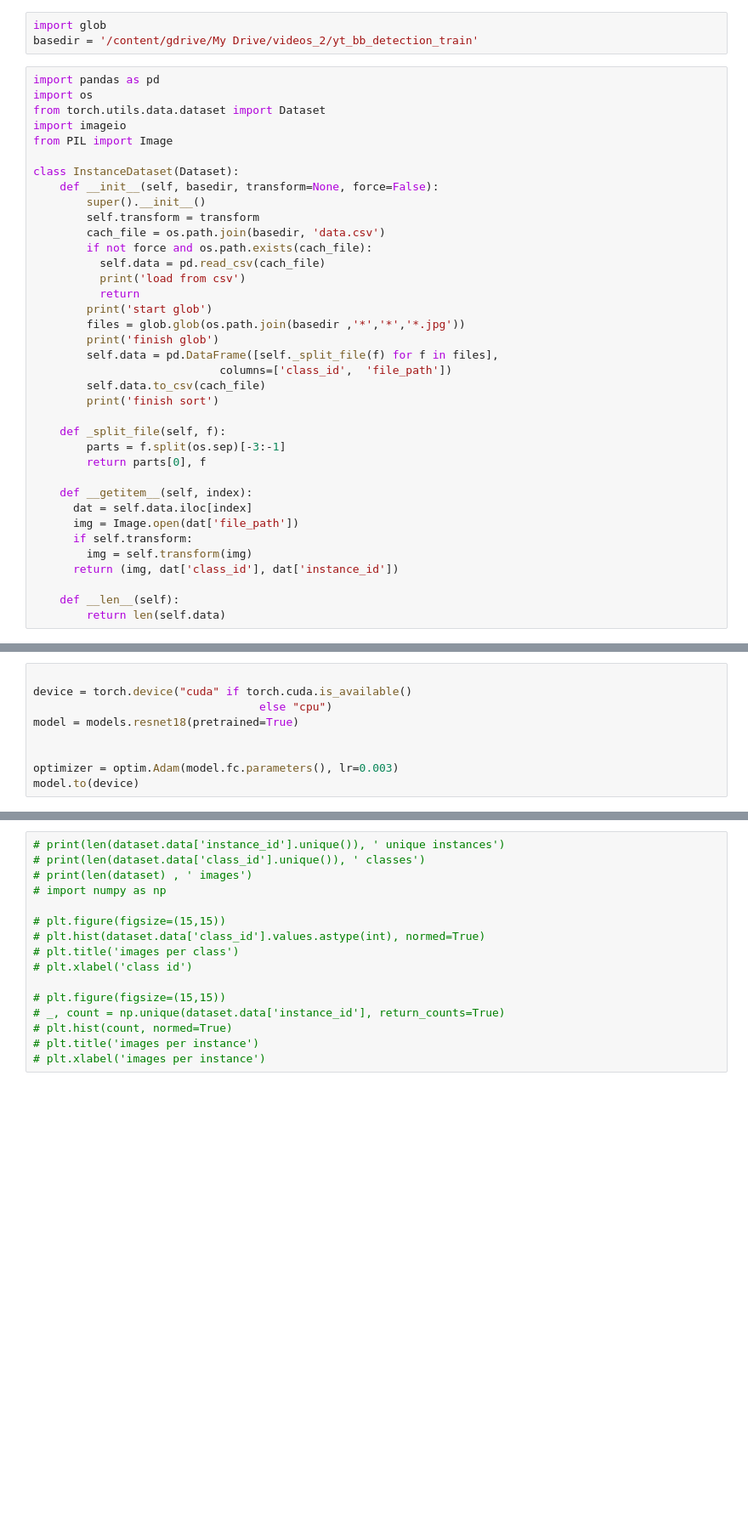
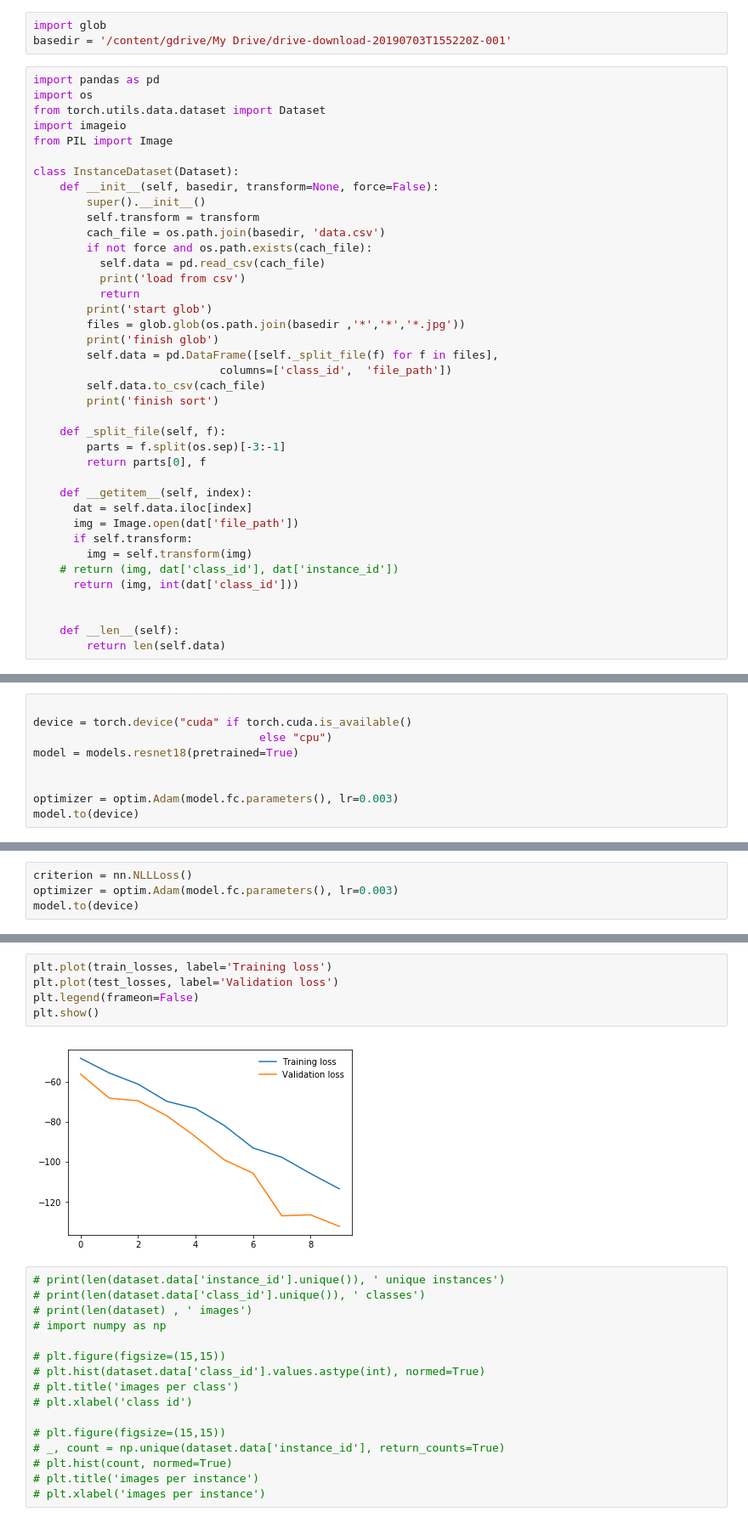
Before and after one commit to wajnryt/JerusMLDeepLearning2019, a Jupyter notebook: Resnet18IntstanceClassifier.ipynb, the cells around one changed output, grey strips where cells are left out. Shown at 85% size. Saved outputs shown, nothing was run; the diff lists cells and outputs as text; blank space fills up the shorter version.

```diff
--- a/Resnet18IntstanceClassifier.ipynb
+++ b/Resnet18IntstanceClassifier.ipynb
@@ -28,7 +28,7 @@ Enter your authorization code:
 Mounted at /content/gdrive
 # %%
 import glob
-basedir = '/content/gdrive/My Drive/videos_2/yt_bb_detection_train'
+basedir = '/content/gdrive/My Drive/drive-download-20190703T155220Z-001'
 # %%
 import pandas as pd
 import os
@@ -62,7 +62,9 @@ class InstanceDataset(Dataset):
       img = Image.open(dat['file_path'])
       if self.transform:
         img = self.transform(img)
-      return (img, dat['class_id'], dat['instance_id'])
+    # return (img, dat['class_id'], dat['instance_id'])
+      return (img, int(dat['class_id']))
+
 
     def __len__(self):
         return len(self.data)
@@ -227,0 +230,4 @@ finish glob
+# %%
+criterion = nn.NLLLoss()
+optimizer = optim.Adam(model.fc.parameters(), lr=0.003)
+model.to(device)
@@ -228,3 +286,10 @@ finish glob
+# %%
+plt.plot(train_losses, label='Training loss')
+plt.plot(test_losses, label='Validation loss')
+plt.legend(frameon=False)
+plt.show()
+# %% [output]
+[figure, added]
 # %%
 # print(len(dataset.data['instance_id'].unique()), ' unique instances')
 # print(len(dataset.data['class_id'].unique()), ' classes')
```
Also changed, not shown: parts of 4 cells of this notebook.
